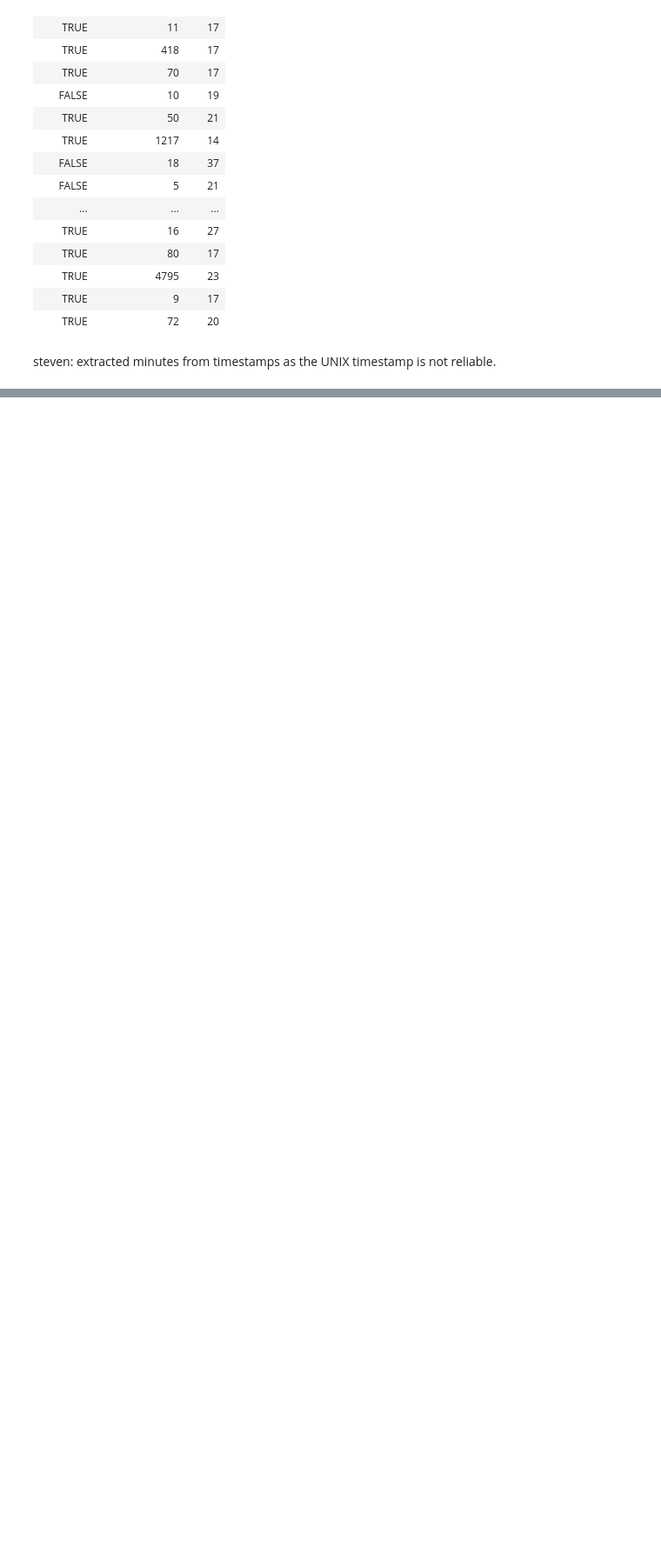
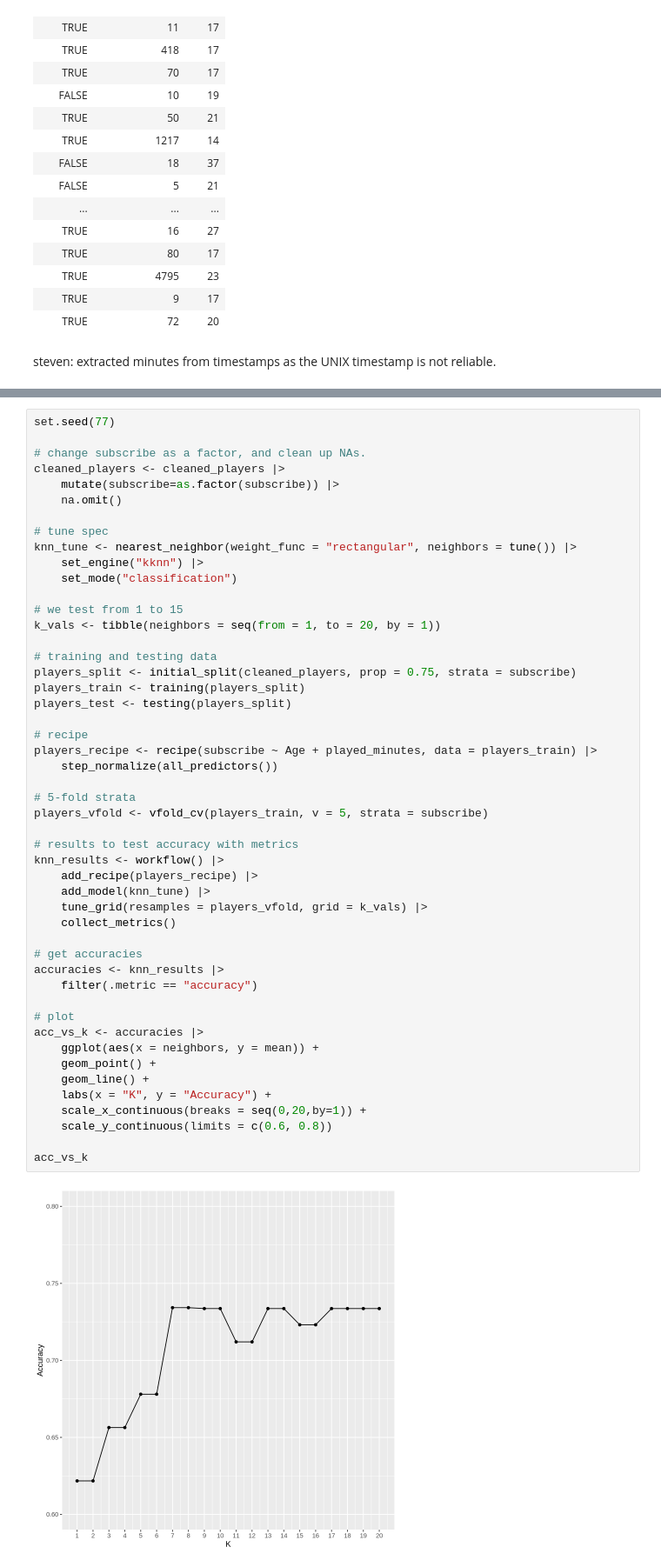
Before and after one commit to ricePak/dsci100-2024W2-group-023, a Jupyter notebook: project.ipynb, the cells around one changed output, grey strips where cells are left out. Shown at 87% size. Drawn from its saved outputs; the diff is of its cells as text; blank space fills up the shorter version.

Commit message:
added KNN model

```diff
--- a/project.ipynb
+++ b/project.ipynb
@@ -295,0 +308,51 @@ Warning message:
+# %%
+set.seed(77)
+
+# change subscribe as a factor, and clean up NAs.
+cleaned_players <- cleaned_players |>
+    mutate(subscribe=as.factor(subscribe)) |>
+    na.omit()
+
+# tune spec
+knn_tune <- nearest_neighbor(weight_func = "rectangular", neighbors = tune()) |>
+    set_engine("kknn") |>
+    set_mode("classification")
+
+# we test from 1 to 15
+k_vals <- tibble(neighbors = seq(from = 1, to = 20, by = 1))
+
+# training and testing data
+players_split <- initial_split(cleaned_players, prop = 0.75, strata = subscribe)
+players_train <- training(players_split)
+players_test <- testing(players_split)
+
+# recipe
+players_recipe <- recipe(subscribe ~ Age + played_minutes, data = players_train) |>
+    step_normalize(all_predictors())
+
+# 5-fold strata
+players_vfold <- vfold_cv(players_train, v = 5, strata = subscribe)
+
+# results to test accuracy with metrics
+knn_results <- workflow() |>
+    add_recipe(players_recipe) |>
+    add_model(knn_tune) |>
+    tune_grid(resamples = players_vfold, grid = k_vals) |>
+    collect_metrics()
+
+# get accuracies
+accuracies <- knn_results |>
+    filter(.metric == "accuracy")
+
+# plot
+acc_vs_k <- accuracies |>
+    ggplot(aes(x = neighbors, y = mean)) +
+    geom_point() +
+    geom_line() +
+    labs(x = "K", y = "Accuracy") +
+    scale_x_continuous(breaks = seq(0,20,by=1)) +
+    scale_y_continuous(limits = c(0.6, 0.8))
+
+acc_vs_k
+# %% [output]
+[figure, added]
```
Also changed, not shown: parts of 7 cells of this notebook.
